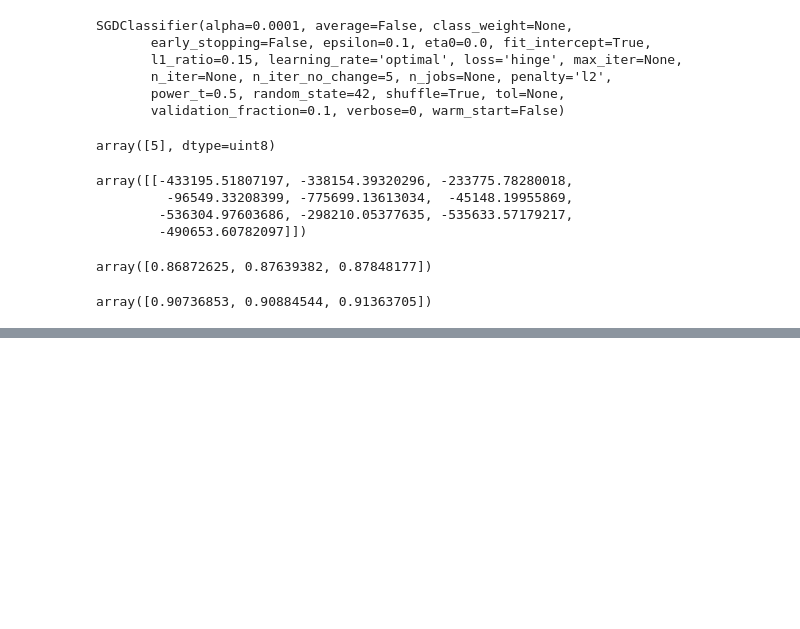
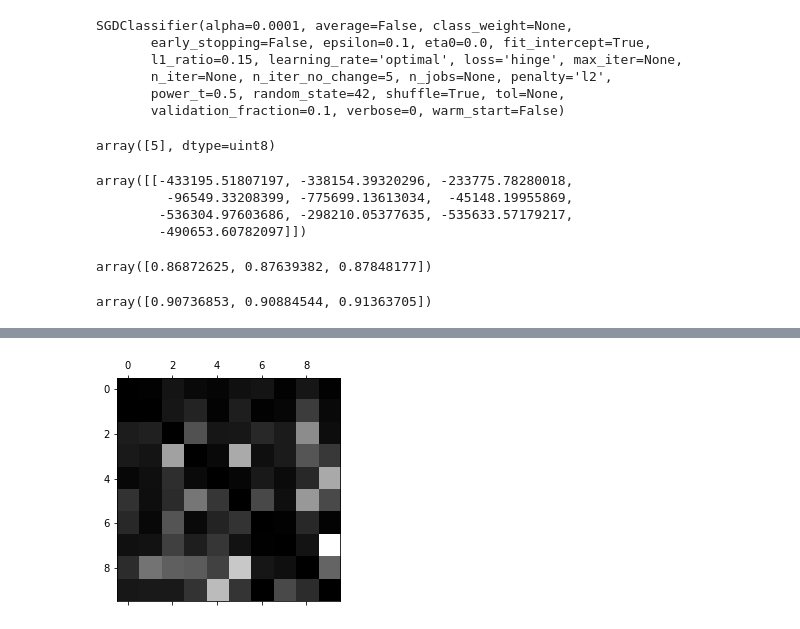
Before and after one commit to MUbarak123-56/MACHINE-LEARNING, a Jupyter notebook: CLASSIFICATION.ipynb, the cells around one changed output, grey strips where cells are left out. Drawn from its saved outputs; the diff is of its cells as text; code cells hidden in the pictures; blank space fills up the shorter version.

```diff
--- a/CLASSIFICATION.ipynb
+++ b/CLASSIFICATION.ipynb
@@ -191,0 +233,6 @@ array([0.90736853, 0.90884544, 0.91363705])
+# %%
+np.fill_diagonal(norm_conf_mx, 0)
+plt.matshow(norm_conf_mx, cmap = plt.cm.gray)
+plt.show()
+# %% [output]
+[figure, added]
```
Also changed, not shown: parts of 18 cells of this notebook.
